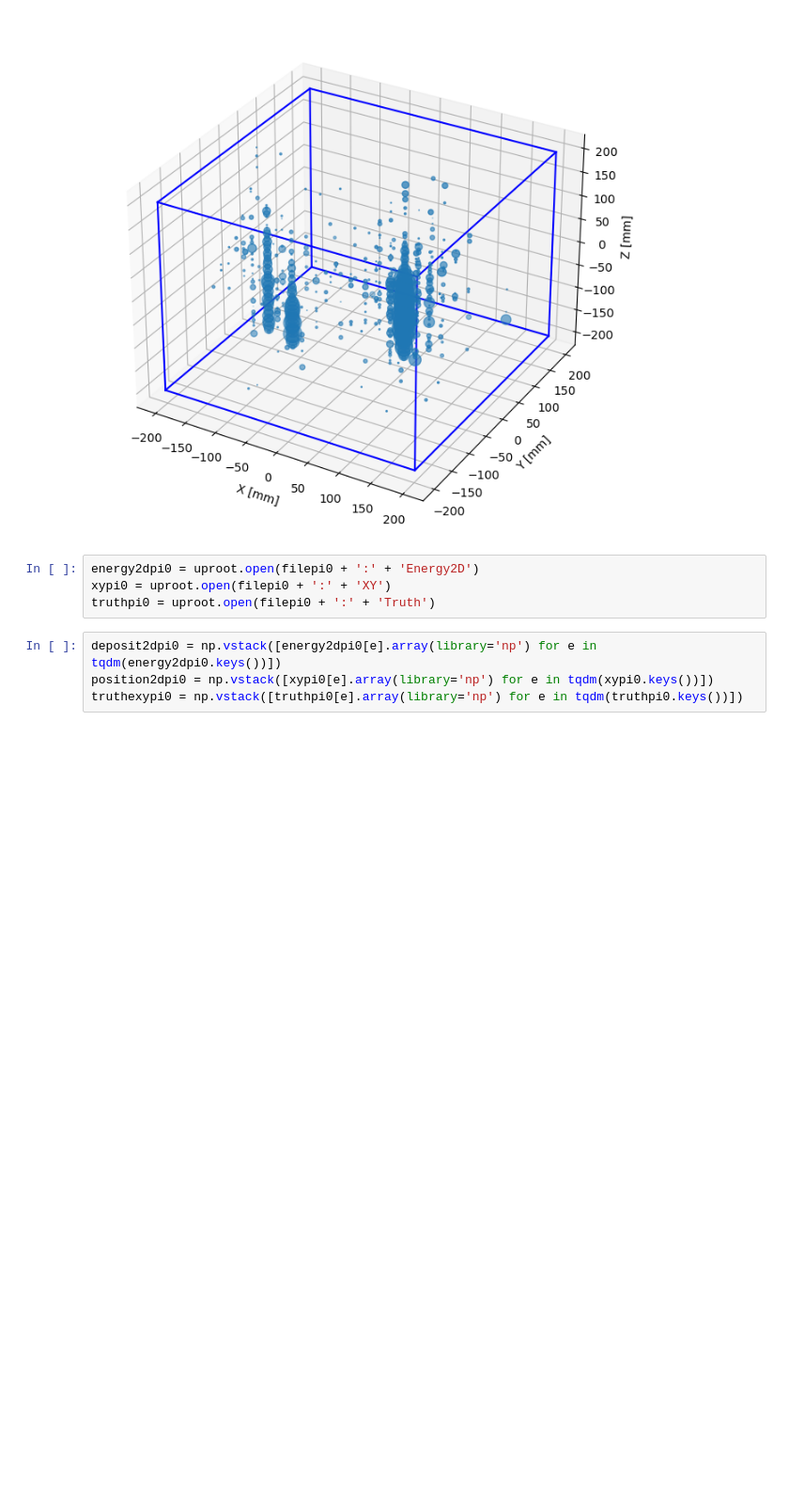
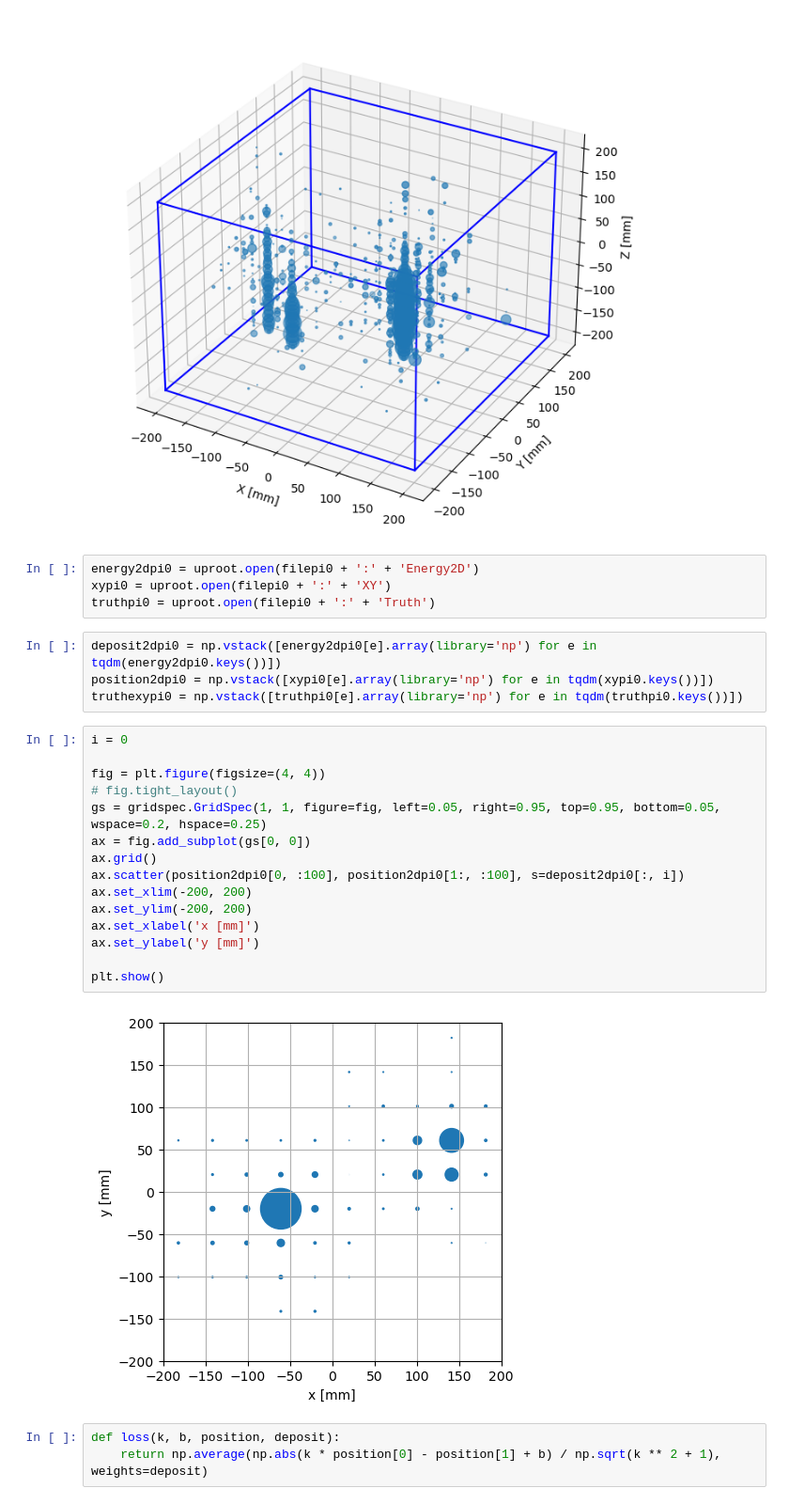
Before and after one commit to dachengx/Calorimeter, a Jupyter notebook: Energy.ipynb, the cells around one changed output. Shown at 94% size. Saved outputs shown, nothing was run; the diff lists cells and outputs as text; blank space fills up the shorter version.

```diff
--- a/Energy.ipynb
+++ b/Energy.ipynb
@@ -317,3 +321,23 @@ truthpi0 = uproot.open(filepi0 + ':' + 'Truth')
 deposit2dpi0 = np.vstack([energy2dpi0[e].array(library='np') for e in tqdm(energy2dpi0.keys())])
 position2dpi0 = np.vstack([xypi0[e].array(library='np') for e in tqdm(xypi0.keys())])
 truthexypi0 = np.vstack([truthpi0[e].array(library='np') for e in tqdm(truthpi0.keys())])
+# %%
+i = 0
+
+fig = plt.figure(figsize=(4, 4))
+# fig.tight_layout()
+gs = gridspec.GridSpec(1, 1, figure=fig, left=0.05, right=0.95, top=0.95, bottom=0.05, wspace=0.2, hspace=0.25)
+ax = fig.add_subplot(gs[0, 0])
+ax.grid()
+ax.scatter(position2dpi0[0, :100], position2dpi0[1:, :100], s=deposit2dpi0[:, i])
+ax.set_xlim(-200, 200)
+ax.set_ylim(-200, 200)
+ax.set_xlabel('x [mm]')
+ax.set_ylabel('y [mm]')
+
+plt.show()
+# %% [output]
+[figure, added]
+# %%
+def loss(k, b, position, deposit):
+    return np.average(np.abs(k * position[0] - position[1] + b) / np.sqrt(k ** 2 + 1), weights=deposit)
```
Also changed, not shown: parts of 7 cells of this notebook.
